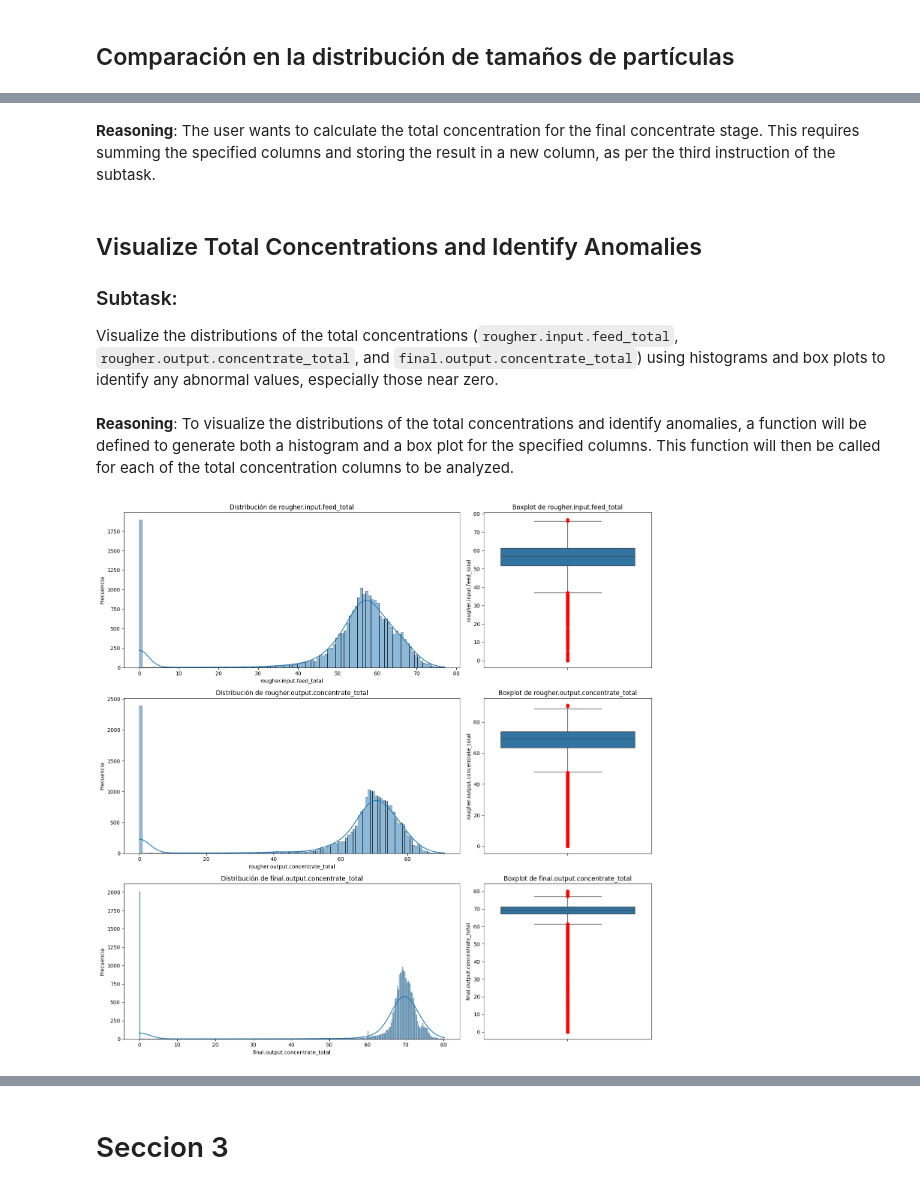
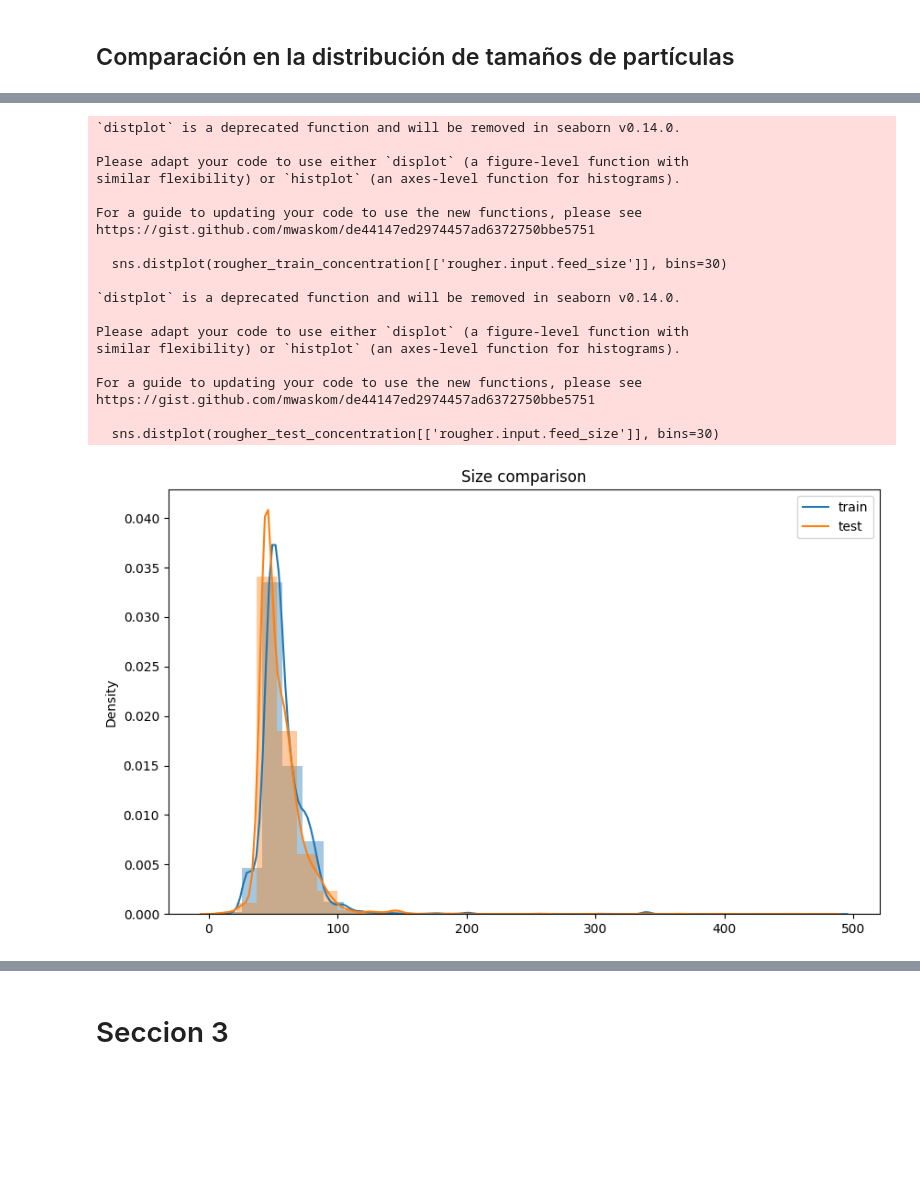
Before and after one commit to Davichobacter/data_science_tt, a Jupyter notebook: Sprint_13/notebook.ipynb, the cells around one changed output, grey strips where cells are left out. Drawn from its saved outputs; the diff is of its cells as text; code cells hidden in the pictures; blank space fills up the shorter version.

```diff
--- a/Sprint_13/notebook.ipynb
+++ b/Sprint_13/notebook.ipynb
@@ -526,3 +455,0 @@ gold_recovery_full['rougher.output.concentrate_total'] = gold_recovery_full['rou
-# %% [markdown]
-**Reasoning**:
-The user wants to calculate the total concentration for the final concentrate stage. This requires summing the specified columns and storing the result in a new column, as per the third instruction of the subtask.
@@ -531,11 +456,34 @@ gold_recovery_full['final.output.concentrate_total'] = gold_recovery_full['final
-# %% [markdown]
-## Visualize Total Concentrations and Identify Anomalies
-
-### Subtask:
-Visualize the distributions of the total concentrations (`rougher.input.feed_total`, `rougher.output.concentrate_total`, and `final.output.concentrate_total`) using histograms and box plots to identify any abnormal values, especially those near zero.
-# %% [markdown]
-**Reasoning**:
-To visualize the distributions of the total concentrations and identify anomalies, a function will be defined to generate both a histogram and a box plot for the specified columns. This function will then be called for each of the total concentration columns to be analyzed.
+# %%
+rougher_train_concentration = gold_recovery_train[gold_recovery_train['rougher.input.feed_size'] > 1]
+rougher_test_concentration = gold_recovery_test[gold_recovery_test['rougher.input.feed_size'] > 1]
+
+plt.figure(figsize=(10, 6))
+sns.distplot(rougher_train_concentration[['rougher.input.feed_size']], bins=30)
+sns.distplot(rougher_test_concentration[['rougher.input.feed_size']], bins=30)
+plt.legend(['train', 'test'])
+plt.title('Size comparison')
+plt.show()
+# %% [output]
+`distplot` is a deprecated function and will be removed in seaborn v0.14.0.
+
+Please adapt your code to use either `displot` (a figure-level function with
+similar flexibility) or `histplot` (an axes-level function for histograms).
+
+For a guide to updating your code to use the new functions, please see
+https://gist.github.com/mwaskom/de44147ed2974457ad6372750bbe5751
+
+  sns.distplot(rougher_train_concentration[['rougher.input.feed_size']], bins=30)
+
+`distplot` is a deprecated function and will be removed in seaborn v0.14.0.
+
+Please adapt your code to use either `displot` (a figure-level function with
+similar flexibility) or `histplot` (an axes-level function for histograms).
+
+For a guide to updating your code to use the new functions, please see
+https://gist.github.com/mwaskom/de44147ed2974457ad6372750bbe5751
+
+  sns.distplot(rougher_test_concentration[['rougher.input.feed_size']], bins=30)
+[figure, added]
 # %%
 def plot_total_concentrations(df, columns):
     """
@@ -597,13 +545,3 @@ def plot_total_concentrations(df, columns):
 
     plt.tight_layout()
     plt.show()
-# %%
-total_concentration_columns = [
-    'rougher.input.feed_total',
-    'rougher.output.concentrate_total',
-    'final.output.concentrate_total'
-]
-
-plot_total_concentrations(gold_recovery_full, total_concentration_columns)
-# %% [output]
-[figure, removed]
```
Also changed, not shown: parts of 45 cells of this notebook.
